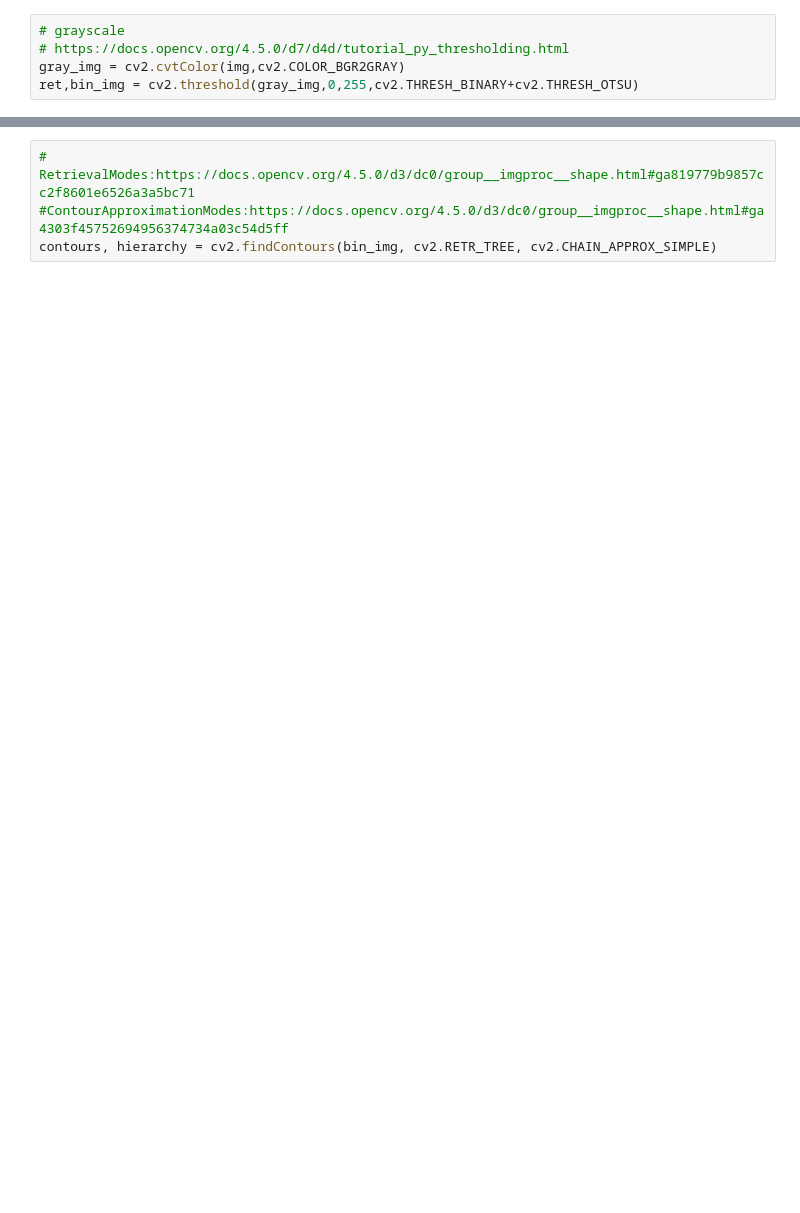
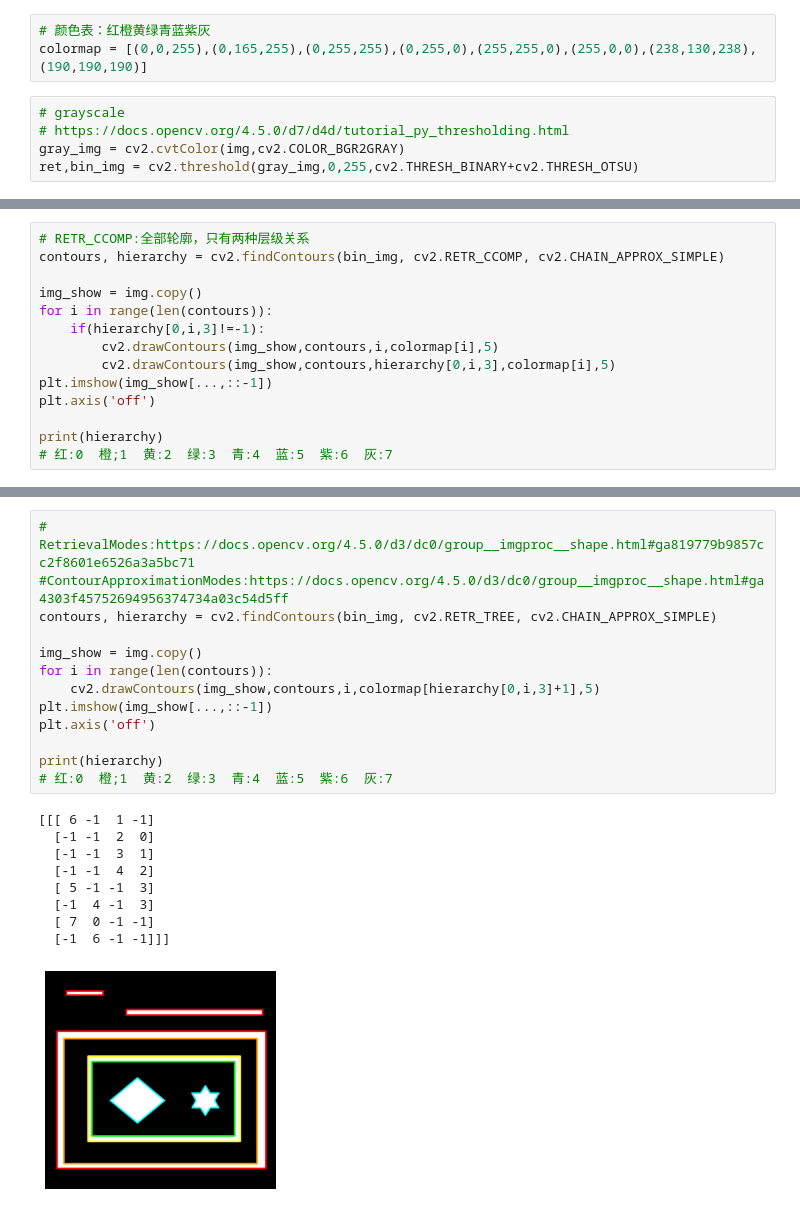
Before and after one commit to 1165048017/BlogLearning, a Jupyter notebook: OpenCV/contours/test.ipynb, the cells around one changed output, grey strips where cells are left out. Cells and saved outputs as stored; diff of their text form; blank space fills up the shorter version.

```diff
--- a/OpenCV/contours/test.ipynb
+++ b/OpenCV/contours/test.ipynb
@@ -5,6 +5,9 @@ import numpy as np
 import matplotlib.pyplot as plt
 # %%
 img =cv2.imread("blackBG.jpg")
+# %%
+# 颜色表：红橙黄绿青蓝紫灰
+colormap = [(0,0,255),(0,165,255),(0,255,255),(0,255,0),(255,255,0),(255,0,0),(238,130,238),(190,190,190)]
 # %%
 # grayscale
 # https://docs.opencv.org/4.5.0/d7/d4d/tutorial_py_thresholding.html
@@ -22,0 +55,14 @@ plt.axis('off')
+# %%
+# RETR_CCOMP:全部轮廓，只有两种层级关系
+contours, hierarchy = cv2.findContours(bin_img, cv2.RETR_CCOMP, cv2.CHAIN_APPROX_SIMPLE)
+
+img_show = img.copy()
+for i in range(len(contours)):
+    if(hierarchy[0,i,3]!=-1):
+        cv2.drawContours(img_show,contours,i,colormap[i],5)
+        cv2.drawContours(img_show,contours,hierarchy[0,i,3],colormap[i],5)
+plt.imshow(img_show[...,::-1])
+plt.axis('off')
+
+print(hierarchy)
+# 红:0  橙;1  黄:2  绿:3  青:4  蓝:5  紫:6  灰:7
@@ -23,4 +79,23 @@ plt.axis('off')
 # %%
 # RetrievalModes:https://docs.opencv.org/4.5.0/d3/dc0/group__imgproc__shape.html#ga819779b9857cc2f8601e6526a3a5bc71
 #ContourApproximationModes:https://docs.opencv.org/4.5.0/d3/dc0/group__imgproc__shape.html#ga4303f45752694956374734a03c54d5ff
 contours, hierarchy = cv2.findContours(bin_img, cv2.RETR_TREE, cv2.CHAIN_APPROX_SIMPLE)
+
+img_show = img.copy()
+for i in range(len(contours)):
+    cv2.drawContours(img_show,contours,i,colormap[hierarchy[0,i,3]+1],5)
+plt.imshow(img_show[...,::-1])
+plt.axis('off')
+
+print(hierarchy)
+# 红:0  橙;1  黄:2  绿:3  青:4  蓝:5  紫:6  灰:7
+# %% [output]
+[[[ 6 -1  1 -1]
+  [-1 -1  2  0]
+  [-1 -1  3  1]
+  [-1 -1  4  2]
+  [ 5 -1 -1  3]
+  [-1  4 -1  3]
+  [ 7  0 -1 -1]
+  [-1  6 -1 -1]]]
+[figure, added]
```
Also changed, not shown: parts of 19 cells of this notebook, 4 other files.
